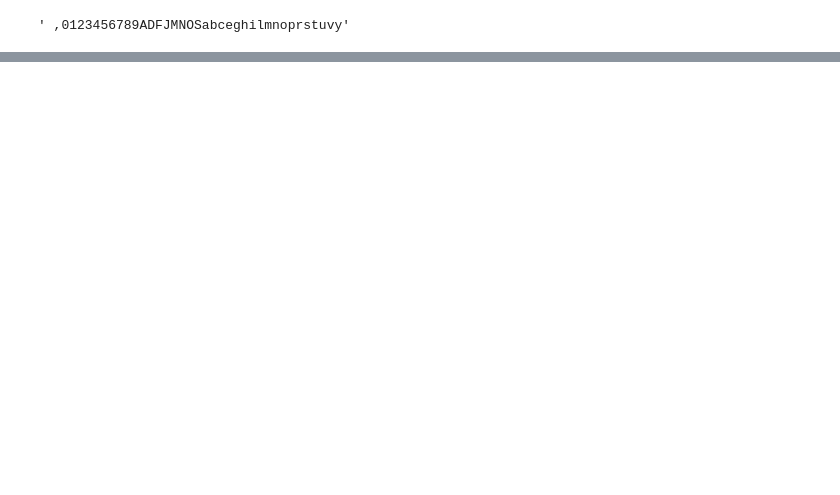
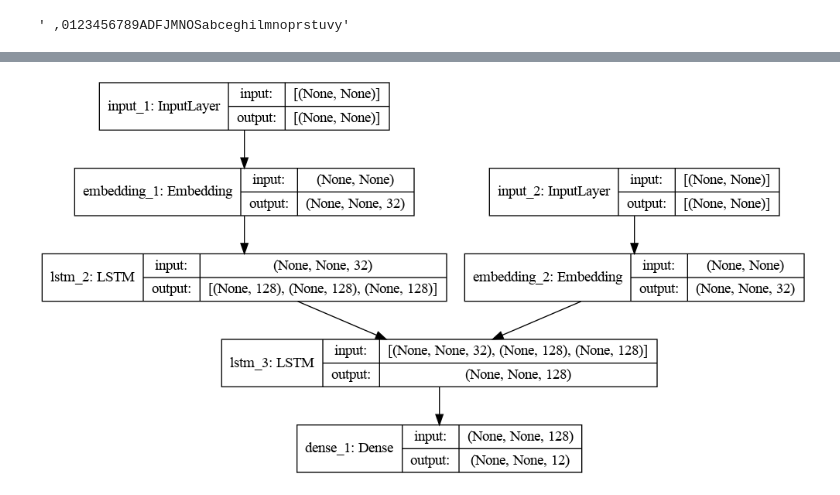
Before and after one commit to 007prateekd/date-conversion, a Jupyter notebook: noteboook.ipynb, the cells around one changed output, grey strips where cells are left out. Saved outputs shown, nothing was run; the diff lists cells and outputs as text; code cells hidden in the pictures; blank space fills up the shorter version.

```diff
--- a/noteboook.ipynb
+++ b/noteboook.ipynb
@@ -131,0 +138,32 @@ convert_date_strs(["May 02, 2020", "July 14, 1789"])
+# %%
+encoder_embedding_size = 32
+decoder_embedding_size = 32
+lstm_units = 128
+# %%
+encoder_input = Input(shape=[None], dtype=tf.int32)
+encoder_embedding = Embedding(
+    input_dim=len(INPUT_CHARS) + 1,
+    output_dim=encoder_embedding_size
+)(encoder_input)
+
+_, encoder_state_h, encoder_state_c = LSTM(lstm_units, return_state=True)(encoder_embedding)
+encoder_state = [encoder_state_h, encoder_state_c]
+
+decoder_input = Input(shape=[None], dtype=tf.int32)
+decoder_embedding = Embedding(
+    input_dim=len(OUTPUT_CHARS) + 2,
+    output_dim=decoder_embedding_size
+)(decoder_input)
+decoder_lstm_output = LSTM(lstm_units, return_sequences=True)(
+    decoder_embedding, initial_state=encoder_state
+)
+decoder_output = Dense(len(OUTPUT_CHARS) + 1, activation="softmax")(decoder_lstm_output)
+
+model = Model(
+    inputs=[encoder_input, decoder_input],
+    outputs=[decoder_output]
+)
+# %%
+plot_model(model, to_file="Images/model2.png", show_shapes=True)
+# %% [output]
+[figure, added]
```
Also changed, not shown: parts of 47 cells of this notebook, 7 other files.
